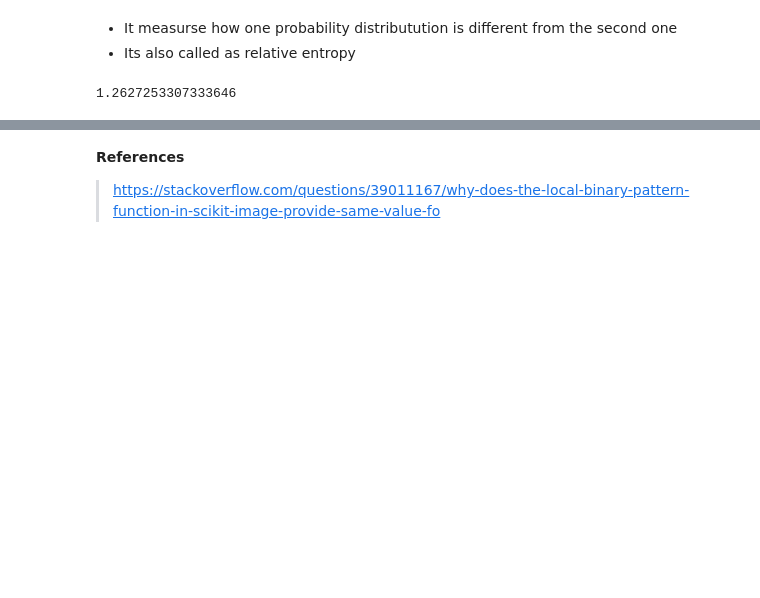
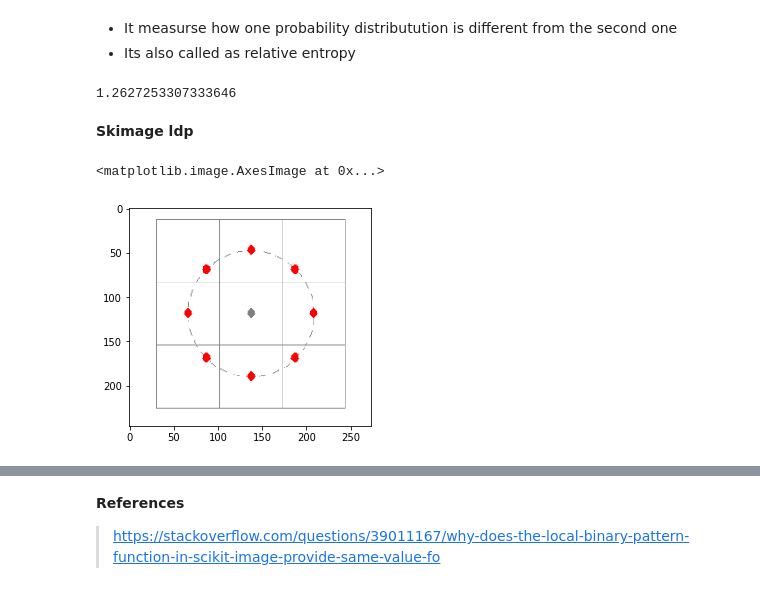
Before and after one commit to dishan3x/Lbp_Object_identification, a Jupyter notebook: features_discussion.ipynb, the cells around one changed output, grey strips where cells are left out. Drawn from its saved outputs; the diff is of its cells as text; code cells hidden in the pictures; blank space fills up the shorter version.

```diff
--- a/features_discussion.ipynb
+++ b/features_discussion.ipynb
@@ -237,3 +241,11 @@ score       = kullback_leibler_divergence(hist, ref_hist)
 score
 # %% [output]
 1.2627253307333646
+# %% [markdown]
+**Skimage ldp**
+# %%
+bilinear   = io.imread('images/other/bilinear_interpolation_circle.PNG')  # load the data in gray scale
+plt.imshow(bilinear)
+# %% [output]
+<matplotlib.image.AxesImage at 0x...>
+[figure, added]
```
Also changed, not shown: parts of 8 cells of this notebook, 2 other files.
